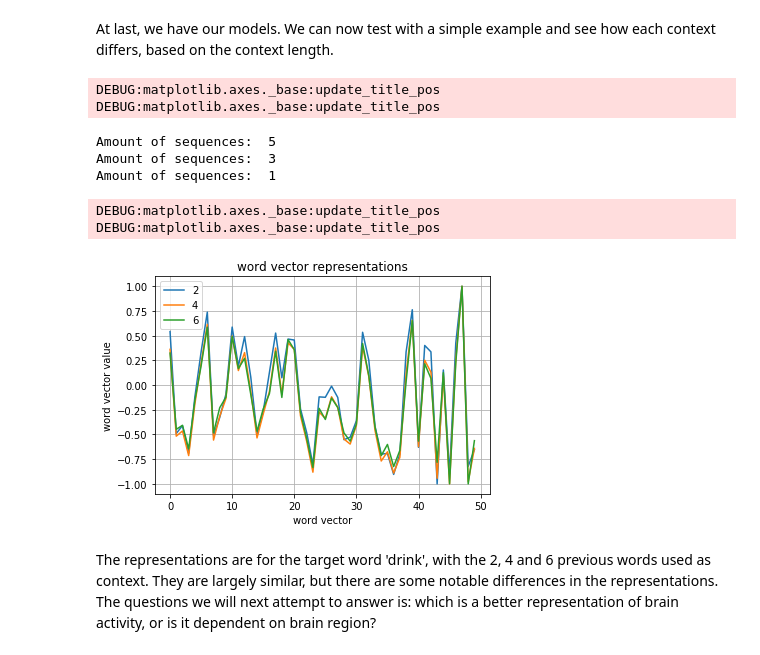
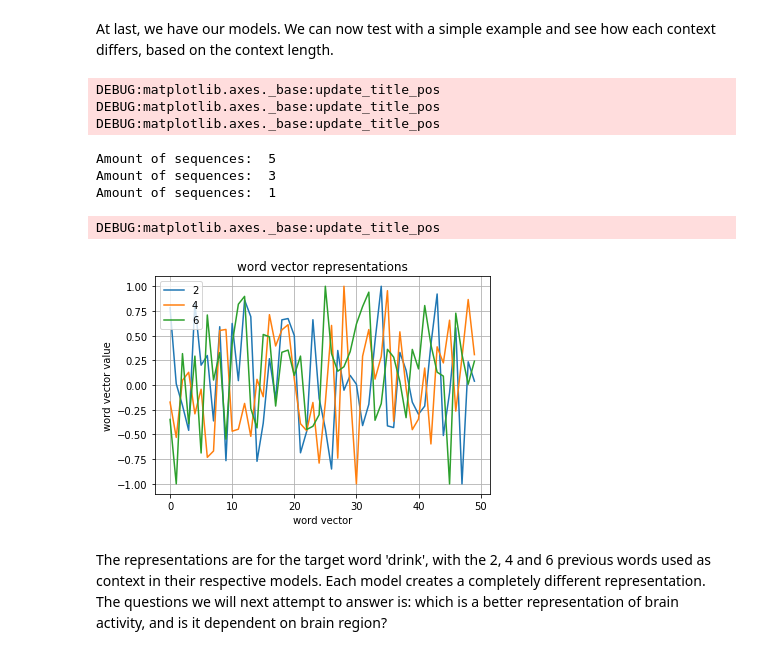
Before and after one commit to Ingmarvdg/huth_lstm_extension, a Jupyter notebook: FMRI_tut_2.ipynb, the cells around one changed output. Drawn from its saved outputs; the diff is of its cells as text; code cells hidden in the pictures.

```diff
--- a/FMRI_tut_2.ipynb
+++ b/FMRI_tut_2.ipynb
@@ -276,32 +274,32 @@ Epoch 50/50
 # %% [markdown]
 At last, we have our models. We can now test with a simple example and see how each context differs, based on the context length.
 # %%
-test_sent = [['he', 'and', 'his', 'friends', 'love', 'to', 'drink']]
+test_sent_1 = [['he', 'and', 'his', 'friends', 'love', 'to', 'drink', ]]
 
-test_2 = nlp_utils.make_sequences_set(test_sent, 2, glove_vects, glove_dict, max_seq_len, PAD)
-test_4 = nlp_utils.make_sequences_set(test_sent, 4, glove_vects, glove_dict, max_seq_len, PAD)
-test_6 = nlp_utils.make_sequences_set(test_sent, 6, glove_vects, glove_dict, max_seq_len, PAD)
+test_2 = nlp_utils.make_sequences_set(test_sent_1, 2, glove_vects, glove_dict, max_seq_len, PAD)
+test_4 = nlp_utils.make_sequences_set(test_sent_1, 4, glove_vects, glove_dict, max_seq_len, PAD)
+test_6 = nlp_utils.make_sequences_set(test_sent_1, 6, glove_vects, glove_dict, max_seq_len, PAD)
 
-results = [get_output_2(test_2), get_output_2(test_4), get_output_2(test_6)]
+results = [get_output_2(test_2), get_output_4(test_4), get_output_6(test_6)]
 
 for a in results:
 
     plt.plot(np.interp(a[0][-1], (a[0][-1].min(), a[0][-1].max()), (-1, +1)))
 
 plt.grid(which="both")
 plt.title(f'word vector representations')
 plt.xlabel('word vector')
 plt.ylabel('word vector value')
 plt.legend(['2', '4', '6'])
 plt.show()
 # %% [output]
 DEBUG:matplotlib.axes._base:update_title_pos
 DEBUG:matplotlib.axes._base:update_title_pos
+DEBUG:matplotlib.axes._base:update_title_pos
 Amount of sequences:  5
 Amount of sequences:  3
 Amount of sequences:  1
 DEBUG:matplotlib.axes._base:update_title_pos
-DEBUG:matplotlib.axes._base:update_title_pos
-[figure, old version]
+[figure, new version]
 # %% [markdown]
-The representations are for the target word 'drink', with the 2, 4 and 6 previous words used as context. They are largely similar, but there are some notable differences in the representations. The questions we will next attempt to answer is: which is a better representation of brain activity, or is it dependent on brain region?
+The representations are for the target word 'drink', with the 2, 4 and 6 previous words used as context in their respective models. Each model creates a completely different representation. The questions we will next attempt to answer is: which is a better representation of brain activity, and is it dependent on brain region?
```
Also changed, not shown: parts of 6 cells of this notebook.
